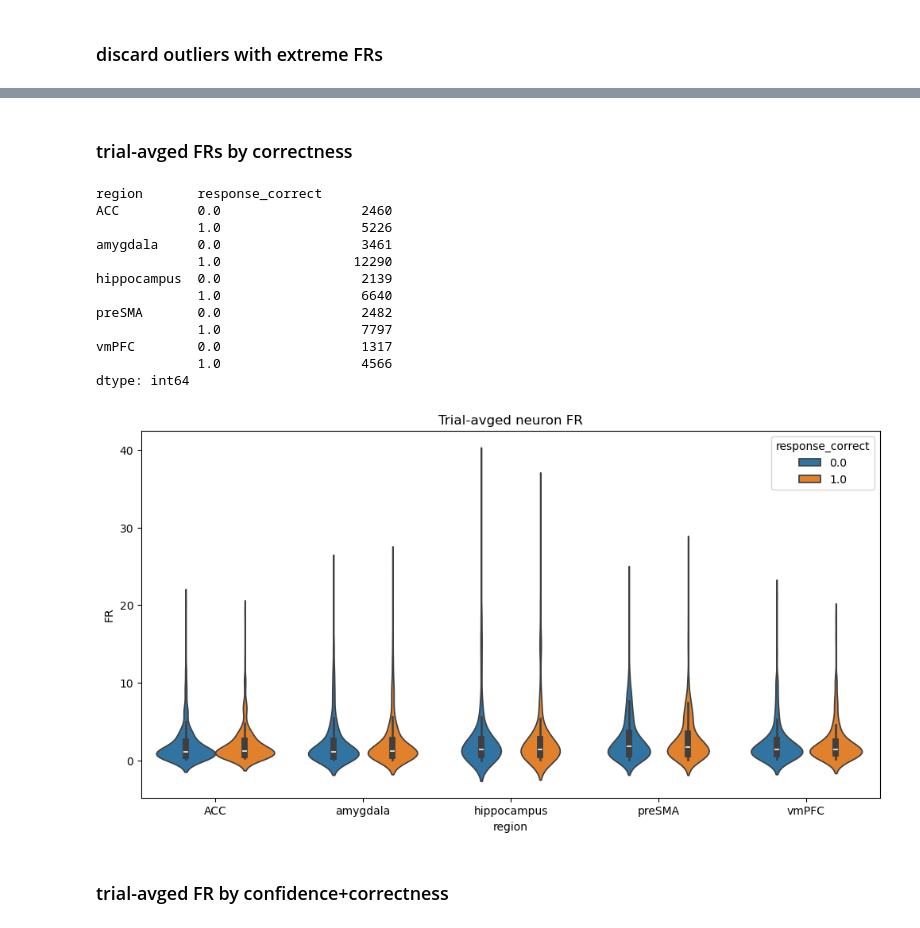
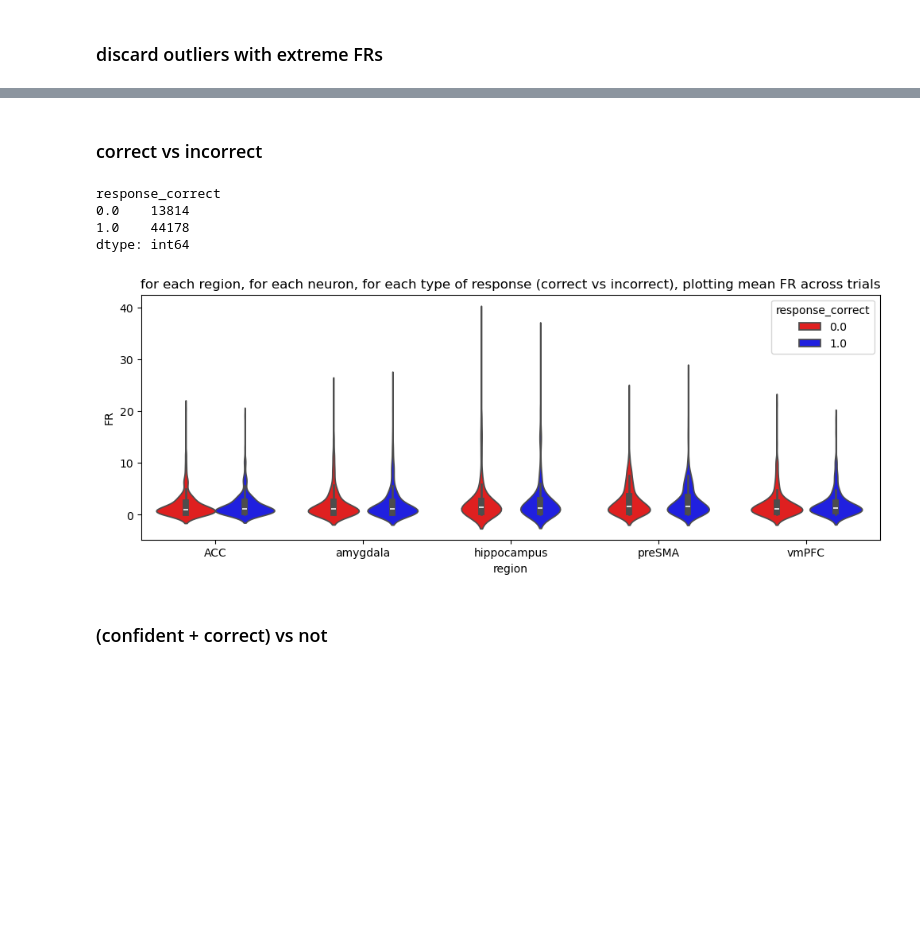
Before and after one commit to NuttidaLab/movie_analysis, a Jupyter notebook: recognition_analyses.ipynb, the cells around one changed output, grey strips where cells are left out. Drawn from its saved outputs; the diff is of its cells as text; code cells hidden in the pictures; blank space fills up the shorter version.

```diff
--- a/recognition_analyses.ipynb
+++ b/recognition_analyses.ipynb
@@ -202,28 +160,20 @@ plt.show()
-# %% [markdown]
-### trial-avged FRs by correctness
+# %% [markdown]
+### correct vs incorrect
 # %%
-print(df_recognition.groupby(['region', 'response_correct']).size())
+print(df_recognition.groupby(['response_correct']).size())
 
-trial_avg_fr = df_recognition.groupby(['region', 'neuron', 'response_correct'])['FR'].mean().reset_index()
-plt.figure(figsize=(12, 6))
-sns.violinplot(data=trial_avg_fr, x='region', y='FR', hue='response_correct')
-plt.title('Trial-avged neuron FR')
+correctness_fr = df_recognition.groupby(['region', 'neuron', 'response_correct'])['FR'].mean().reset_index()
+plt.figure(figsize=(12, 4))
+sns.violinplot(correctness_fr, x='region', y='FR', hue='response_correct', palette=['red', 'blue'])
+plt.title('for each region, for each neuron, for each type of response (correct vs incorrect), plotting mean FR across trials')
 plt.show()
 # %% [output]
-region       response_correct
-ACC          0.0                  2460
-             1.0                  5226
-amygdala     0.0                  3461
-             1.0                 12290
-hippocampus  0.0                  2139
-             1.0                  6640
-preSMA       0.0                  2482
-             1.0                  7797
-vmPFC        0.0                  1317
-             1.0                  4566
+response_correct
+0.0    13814
+1.0    44178
 dtype: int64
-[figure, old version]
+[figure, new version]
-# %% [markdown]
-### trial-avged FR by confidence+correctness
+# %% [markdown]
+### (confident + correct) vs not
 # %%
 df_recognition['conf_corr'] = df_recognition.apply(lambda row: 'Confident & Correct' if row['response_confidence'] == 3 and row['response_correct'] == 1 else 'Other', axis=1)
```
Also changed, not shown: parts of 4 cells of this notebook.
